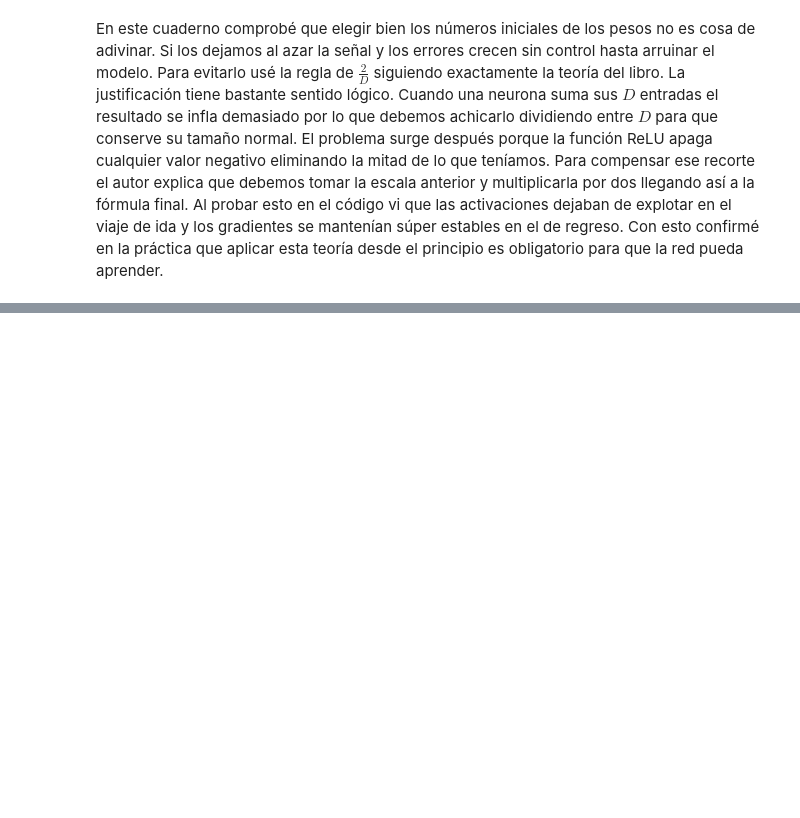
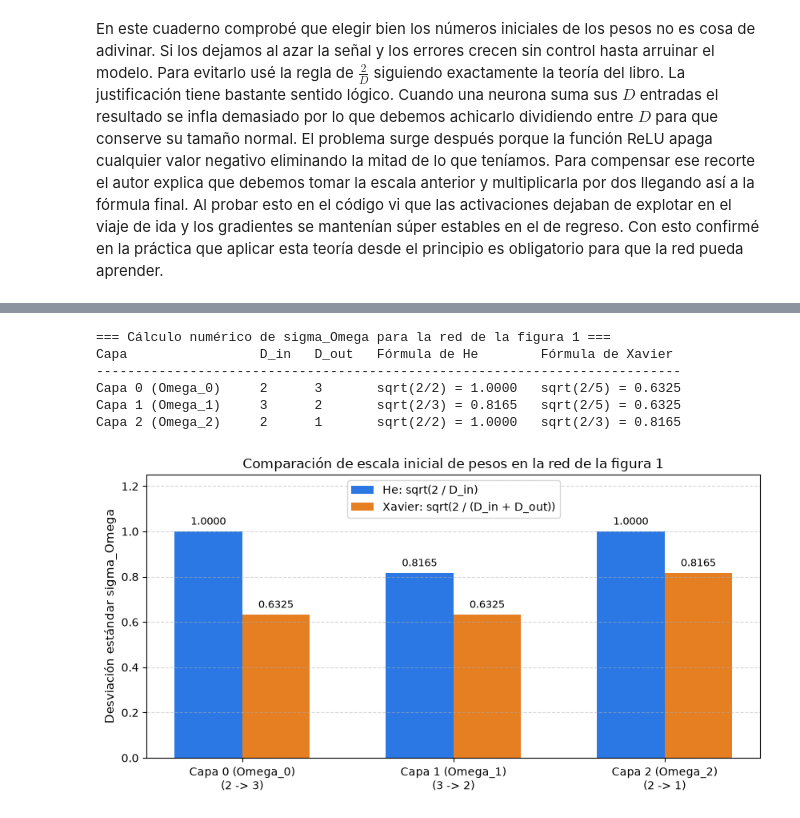
Before and after one commit to edwynG/dl-assignment-1, a Jupyter notebook: notebooks/7_3_Initialization.ipynb, the cells around one changed output, grey strips where cells are left out. Drawn from its saved outputs; the diff is of its cells as text; code cells hidden in the pictures; blank space fills up the shorter version.

```diff
--- a/notebooks/7_3_Initialization.ipynb
+++ b/notebooks/7_3_Initialization.ipynb
@@ -296,0 +362,54 @@ En este cuaderno comprobé que elegir bien los números iniciales de los pesos n
+# %%
+layers_fig1 = [
+    ('Capa 0 (Omega_0)', 2, 3),
+    ('Capa 1 (Omega_1)', 3, 2),
+    ('Capa 2 (Omega_2)', 2, 1)
+]
+
+print('=== Cálculo numérico de sigma_Omega para la red de la figura 1 ===')
+print(f"{'Capa':<20} {'D_in':<6} {'D_out':<7} {'Fórmula de He':<20} {'Fórmula de Xavier':<20}")
+print('-' * 75)
+
+names, s_he_list, s_xav_list = [], [], []
+for name, d_in, d_out in layers_fig1:
+    s_he = np.sqrt(2.0 / d_in)
+    s_xav = np.sqrt(2.0 / (d_in + d_out))
+    names.append(f"{name}\n({d_in} -> {d_out})")
+    s_he_list.append(s_he)
+    s_xav_list.append(s_xav)
+    print(f"{name:<20} {d_in:<6} {d_out:<7} {f'sqrt(2/{d_in}) = {s_he:.4f}':<20} {f'sqrt(2/{d_in+d_out}) = {s_xav:.4f}':<20}")
+
+x = np.arange(len(names))
+width = 0.32
+
+plt.figure(figsize=(8.5, 4.5))
+rects1 = plt.bar(x - width/2, s_he_list, width, label='He: sqrt(2 / D_in)', color='#2b78e4')
+rects2 = plt.bar(x + width/2, s_xav_list, width, label='Xavier: sqrt(2 / (D_in + D_out))', color='#e67e22')
+
+plt.ylabel('Desviación estándar sigma_Omega', fontsize=11)
+plt.title('Comparación de escala inicial de pesos en la red de la figura 1', fontsize=12)
+plt.xticks(x, names, fontsize=10)
+plt.ylim(0, 1.25)
+plt.grid(axis='y', linestyle='--', alpha=0.5)
+plt.legend(fontsize=10)
+
+for rect in rects1:
+    h = rect.get_height()
+    plt.annotate(f'{h:.4f}', xy=(rect.get_x() + rect.get_width()/2, h),
+                 xytext=(0, 4), textcoords='offset points', ha='center', va='bottom', fontsize=9)
+
+for rect in rects2:
+    h = rect.get_height()
+    plt.annotate(f'{h:.4f}', xy=(rect.get_x() + rect.get_width()/2, h),
+                 xytext=(0, 4), textcoords='offset points', ha='center', va='bottom', fontsize=9)
+
+plt.tight_layout()
+plt.show()
+# %% [output]
+=== Cálculo numérico de sigma_Omega para la red de la figura 1 ===
+Capa                 D_in   D_out   Fórmula de He        Fórmula de Xavier
+---------------------------------------------------------------------------
+Capa 0 (Omega_0)     2      3       sqrt(2/2) = 1.0000   sqrt(2/5) = 0.6325
+Capa 1 (Omega_1)     3      2       sqrt(2/3) = 0.8165   sqrt(2/5) = 0.6325
+Capa 2 (Omega_2)     2      1       sqrt(2/2) = 1.0000   sqrt(2/3) = 0.8165
+[figure, added]
```
Also changed, not shown: parts of 10 cells of this notebook, 4 other files.
